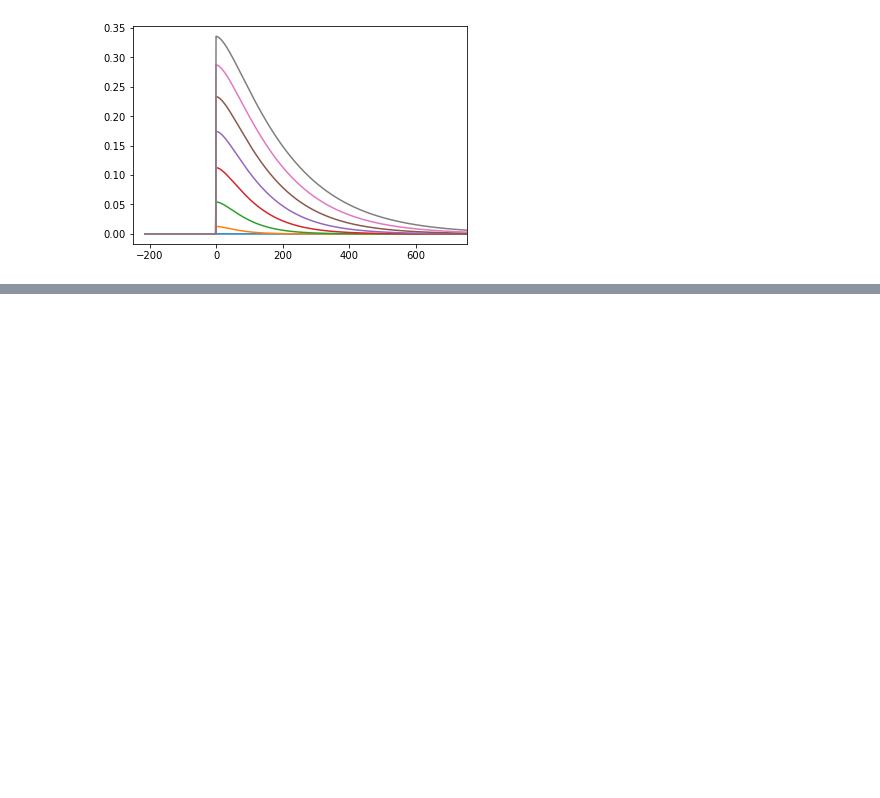
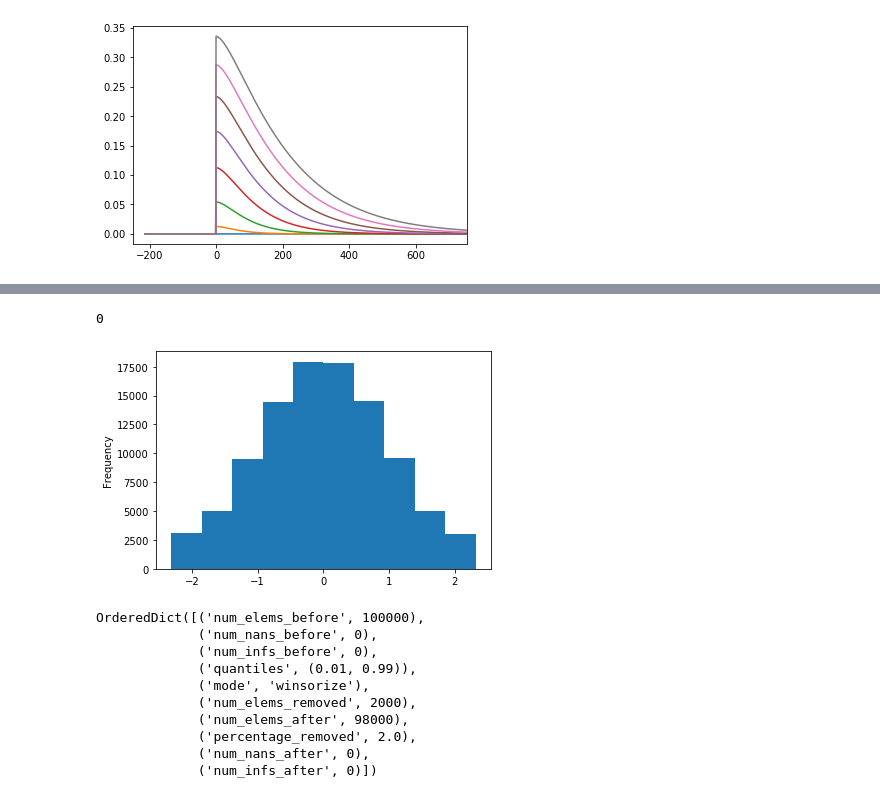
Before and after one commit to ajmal017/amp, a Jupyter notebook: core/notebooks/gallery_signal_processing.ipynb, the cells around one changed output, grey strips where cells are left out. Drawn from its saved outputs; the diff is of its cells as text; code cells hidden in the pictures; blank space fills up the shorter version.

```diff
--- a/core/notebooks/gallery_signal_processing.ipynb
+++ b/core/notebooks/gallery_signal_processing.ipynb
@@ -128,0 +152,26 @@ for i in np.arange(0.5, 4.5, 0.5):
+# %%
+def _analyze(srs):
+    print(np.isnan(srs).sum())
+    srs.plot(kind="hist")
+    plt.show()
+    pprint.pprint(stats)
+# %%
+mode = "winsorize"
+lower_quantile = 0.01
+stats = collections.OrderedDict()
+srs_out = sigp.process_outliers(srs, mode, lower_quantile, stats=stats)
+#
+_analyze(srs_out)
+# %% [output]
+0
+[figure, added]
+OrderedDict([('num_elems_before', 100000),
+             ('num_nans_before', 0),
+             ('num_infs_before', 0),
+             ('quantiles', (0.01, 0.99)),
+             ('mode', 'winsorize'),
+             ('num_elems_removed', 2000),
+             ('num_elems_after', 98000),
+             ('percentage_removed', 2.0),
+             ('num_nans_after', 0),
+             ('num_infs_after', 0)])
```
Also changed, not shown: parts of 7 cells of this notebook, 9 other files.
